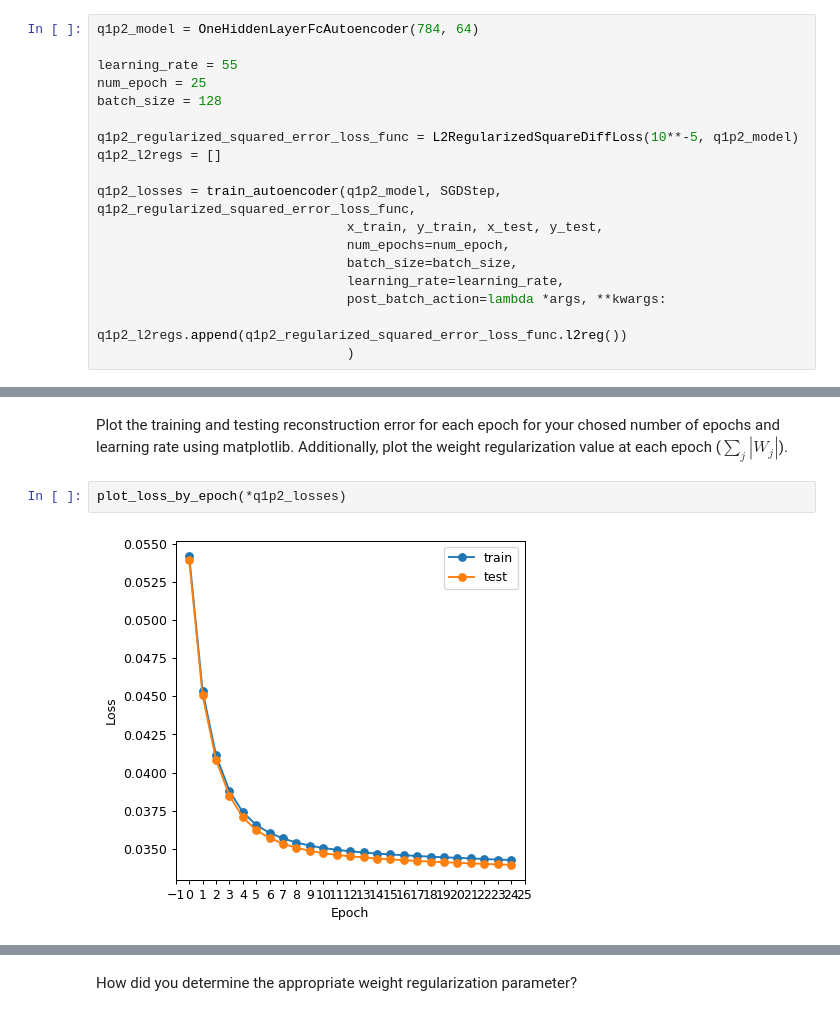
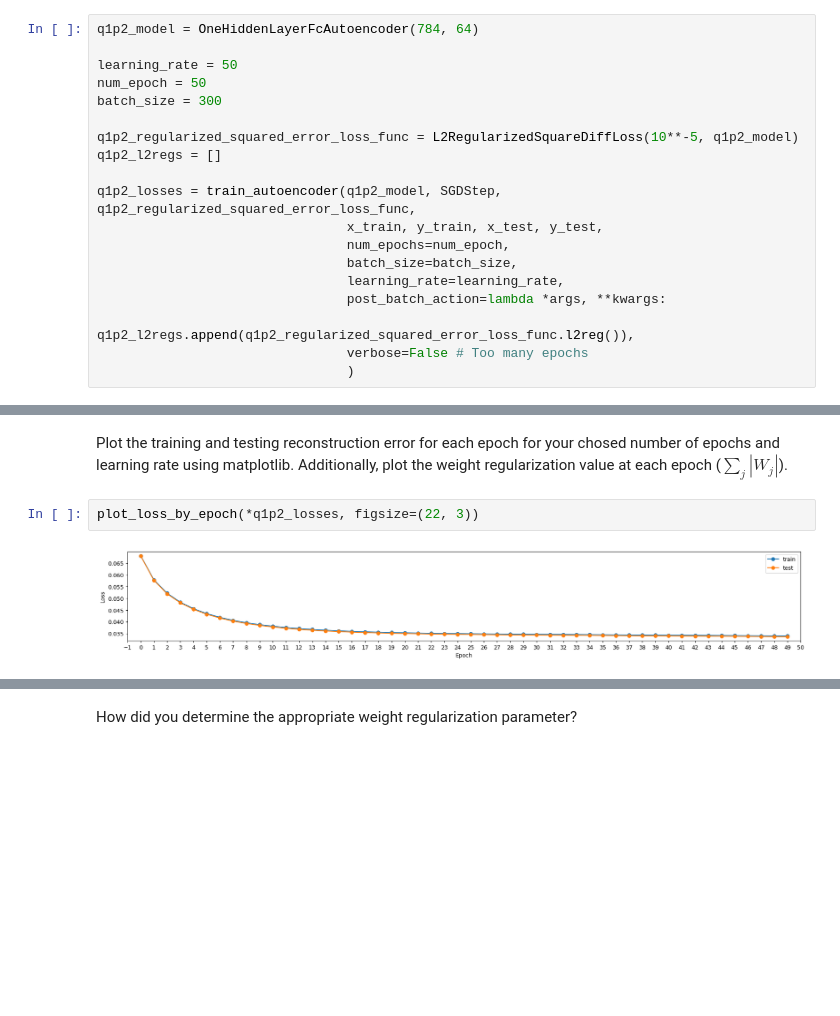
Before and after one commit to Mestrace/EECS600-deep-learning, a Jupyter notebook: Assignment/2/EECS600_HW2.ipynb, the cells around one changed output, grey strips where cells are left out. Drawn from its saved outputs; the diff is of its cells as text; blank space fills up the shorter version.

```diff
--- a/Assignment/2/EECS600_HW2.ipynb
+++ b/Assignment/2/EECS600_HW2.ipynb
@@ -299,9 +267,9 @@ class L2RegularizedSquareDiffLoss:
 # %%
 q1p2_model = OneHiddenLayerFcAutoencoder(784, 64)
 
-learning_rate = 55
-num_epoch = 25
-batch_size = 128
+learning_rate = 50
+num_epoch = 50
+batch_size = 300
 
 q1p2_regularized_squared_error_loss_func = L2RegularizedSquareDiffLoss(10**-5, q1p2_model)
 q1p2_l2regs = []
@@ -312,6 +280,7 @@ q1p2_losses = train_autoencoder(q1p2_model, SGDStep, q1p2_regularized_squared_er
                                 batch_size=batch_size,
                                 learning_rate=learning_rate,
                                 post_batch_action=lambda *args, **kwargs:
-                                        q1p2_l2regs.append(q1p2_regularized_squared_error_loss_func.l2reg())
+                                        q1p2_l2regs.append(q1p2_regularized_squared_error_loss_func.l2reg()),
+                                verbose=False # Too many epochs
                                 )
 # %% [output]
@@ -336,9 +292,9 @@ HBox(children=(IntProgress(value=0, description='Epoch 6', max=469, style=Progre
 # %% [markdown]
 Plot the training and testing reconstruction error for each epoch for your chosed number of epochs and learning rate using matplotlib. Additionally, plot the weight regularization value at each epoch ($\sum_j|W_j|$).
 # %%
-plot_loss_by_epoch(*q1p2_losses)
+plot_loss_by_epoch(*q1p2_losses, figsize=(22, 3))
 # %% [output]
-[figure, old version]
+[figure, new version]
 # %%
 __figure = plt.figure(dpi=90, figsize=(6,6))
 plt.title("Regularization Value")
```
Also changed, not shown: parts of 26 cells of this notebook.
